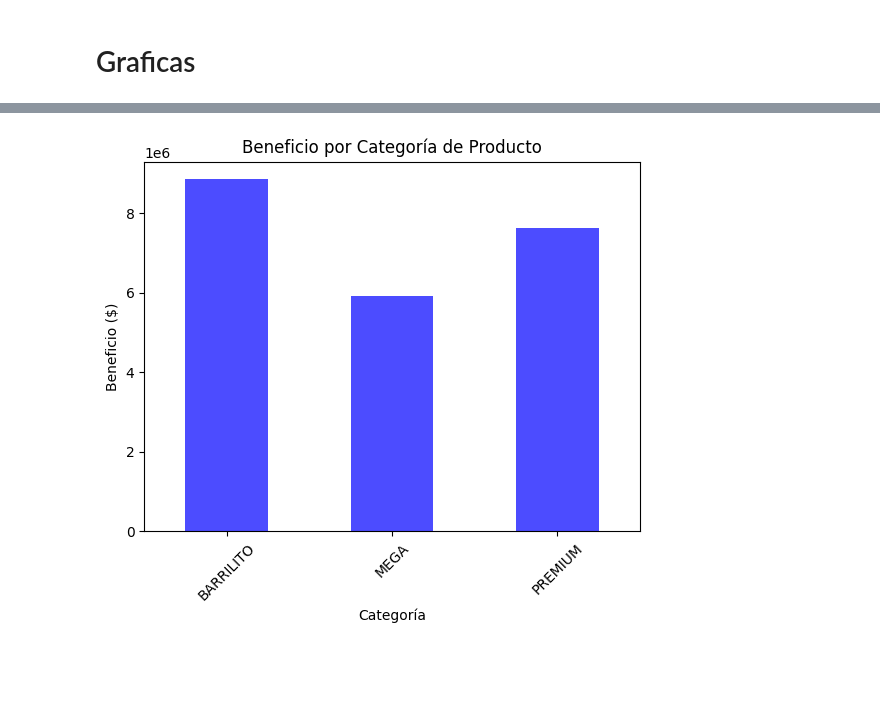
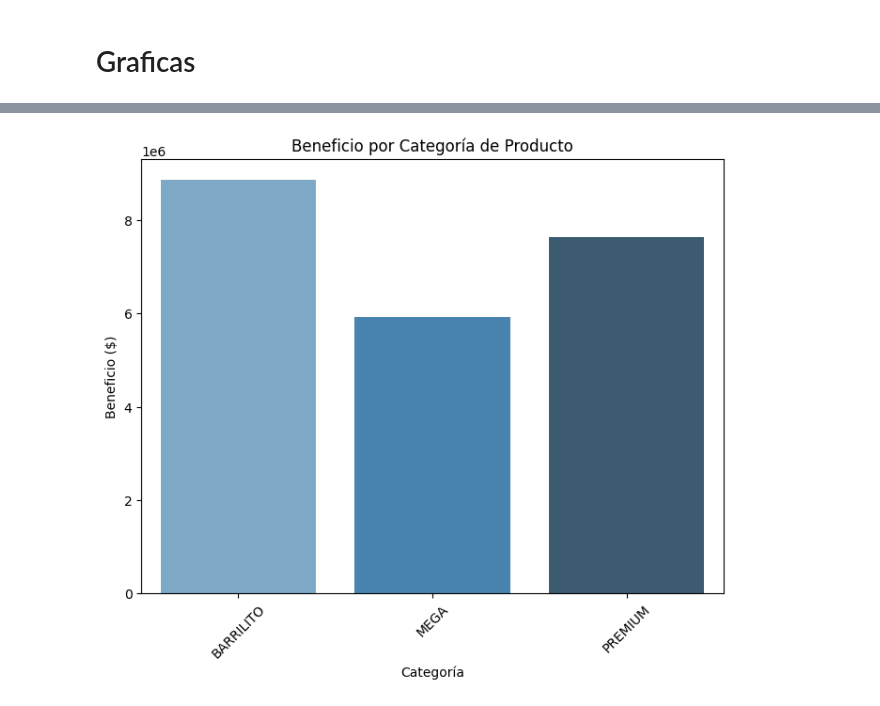
Before and after one commit to Vikorimperator/Retail_Modelo, a Jupyter notebook: 2.visualizacion _beneficios.ipynb, the cells around one changed output, grey strips where cells are left out. Drawn from its saved outputs; the diff is of its cells as text; code cells hidden in the pictures; blank space fills up the shorter version.

```diff
--- a/2.visualizacion _beneficios.ipynb
+++ b/2.visualizacion _beneficios.ipynb
@@ -56,11 +66,14 @@ plt.show()
 # %%
-# Visualización 2: Beneficio por categoría de producto
-beneficio_categoria = ventas_completa.groupby("categoria")["Beneficio"].sum()
-beneficio_categoria.plot(kind="bar", color="blue", alpha=0.7)
+# Beneficio por categoría
+beneficio_categoria_df = ventas_completa.groupby("categoria")[["Beneficio"]].sum().reset_index()
+
+plt.figure(figsize=(8, 6))
+sns.barplot(data=beneficio_categoria_df, x="categoria", y="Beneficio", palette="Blues_d", hue="categoria", dodge=False)
 plt.title("Beneficio por Categoría de Producto")
+plt.xlabel("Categoría")
 plt.ylabel("Beneficio ($)")
-plt.xlabel("Categoría")
 plt.xticks(rotation=45)
+plt.legend([],[], frameon=False)  # Quitar la leyenda si no es necesaria
 plt.show()
 # %% [output]
-[figure, old version]
+[figure, new version]
```
Also changed, not shown: parts of 12 cells of this notebook, 1 other file.
